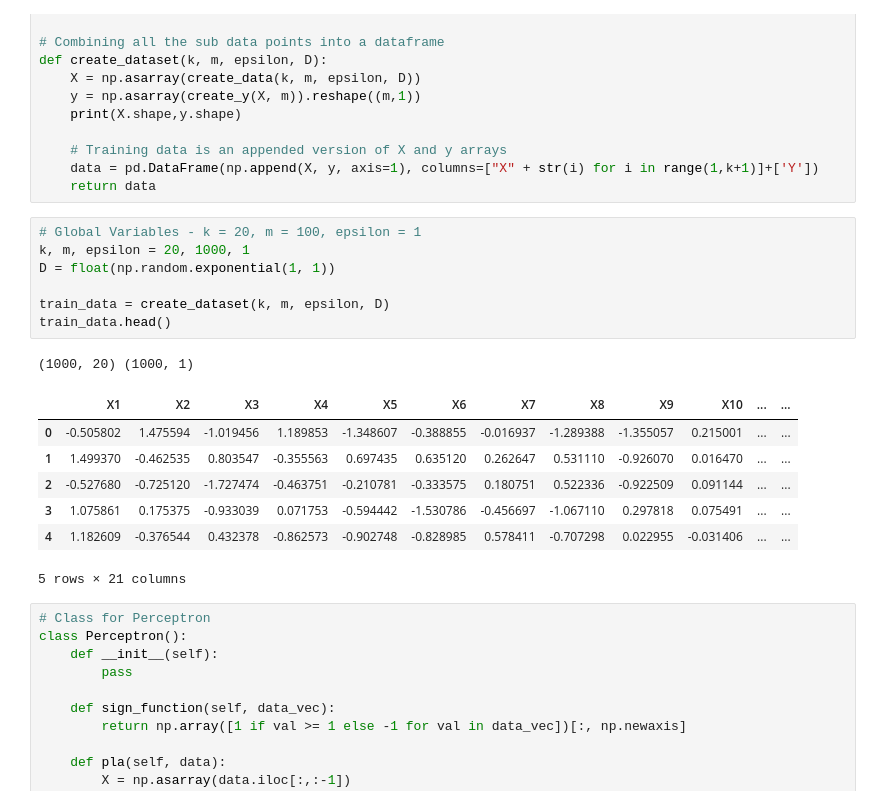
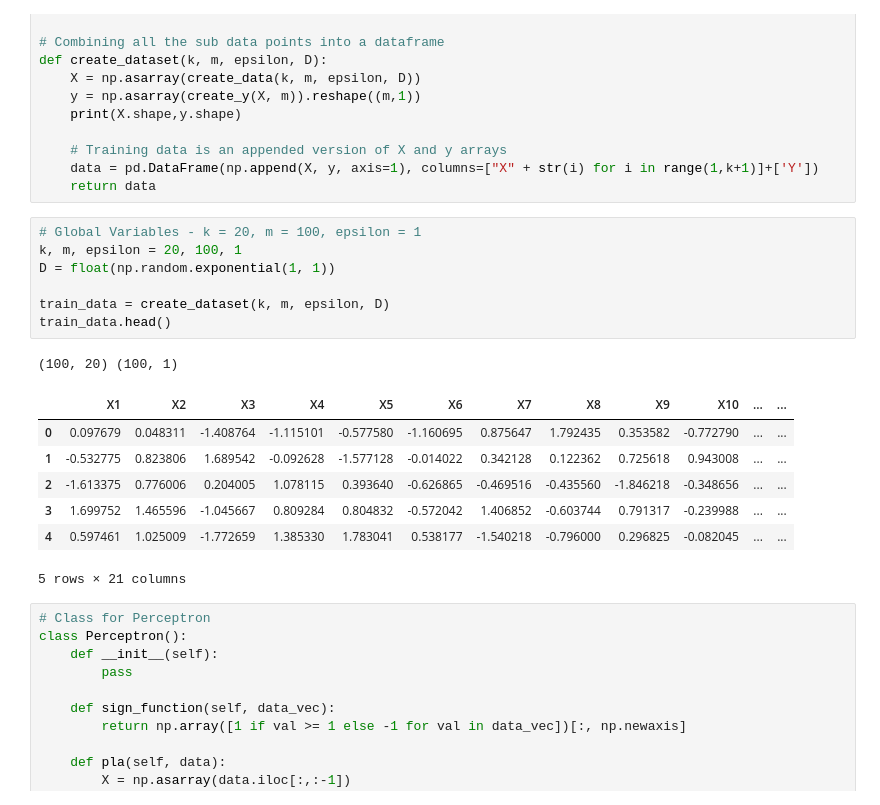
Before and after one commit to vedantc6/CS536_MachineLearning, a Jupyter notebook: Assignment4/hw4_Perceptrons.ipynb, the cells around one changed output. Cells and saved outputs as stored; diff of their text form.

```diff
--- a/Assignment4/hw4_Perceptrons.ipynb
+++ b/Assignment4/hw4_Perceptrons.ipynb
@@ -65,19 +65,19 @@ def create_dataset(k, m, epsilon, D):
     return data
 # %%
 # Global Variables - k = 20, m = 100, epsilon = 1
-k, m, epsilon = 20, 1000, 1
+k, m, epsilon = 20, 100, 1
 D = float(np.random.exponential(1, 1))
 
 train_data = create_dataset(k, m, epsilon, D)
 train_data.head()
 # %% [output]
-(1000, 20) (1000, 1)
+(100, 20) (100, 1)
 |  | X1 | X2 | X3 | X4 | X5 | X6 | X7 | X8 | X9 | X10 | ... | ... |
-| 0 | -0.505802 | 1.475594 | -1.019456 | 1.189853 | -1.348607 | -0.388855 | -0.016937 | -1.289388 | -1.355057 | 0.215001 | ... | ... |
-| 1 | 1.499370 | -0.462535 | 0.803547 | -0.355563 | 0.697435 | 0.635120 | 0.262647 | 0.531110 | -0.926070 | 0.016470 | ... | ... |
-| 2 | -0.527680 | -0.725120 | -1.727474 | -0.463751 | -0.210781 | -0.333575 | 0.180751 | 0.522336 | -0.922509 | 0.091144 | ... | ... |
-| 3 | 1.075861 | 0.175375 | -0.933039 | 0.071753 | -0.594442 | -1.530786 | -0.456697 | -1.067110 | 0.297818 | 0.075491 | ... | ... |
-| 4 | 1.182609 | -0.376544 | 0.432378 | -0.862573 | -0.902748 | -0.828985 | 0.578411 | -0.707298 | 0.022955 | -0.031406 | ... | ... |
+| 0 | 0.097679 | 0.048311 | -1.408764 | -1.115101 | -0.577580 | -1.160695 | 0.875647 | 1.792435 | 0.353582 | -0.772790 | ... | ... |
+| 1 | -0.532775 | 0.823806 | 1.689542 | -0.092628 | -1.577128 | -0.014022 | 0.342128 | 0.122362 | 0.725618 | 0.943008 | ... | ... |
+| 2 | -1.613375 | 0.776006 | 0.204005 | 1.078115 | 0.393640 | -0.626865 | -0.469516 | -0.435560 | -1.846218 | -0.348656 | ... | ... |
+| 3 | 1.699752 | 1.465596 | -1.045667 | 0.809284 | 0.804832 | -0.572042 | 1.406852 | -0.603744 | 0.791317 | -0.239988 | ... | ... |
+| 4 | 0.597461 | 1.025009 | -1.772659 | 1.385330 | 1.783041 | 0.538177 | -1.540218 | -0.796000 | 0.296825 | -0.082045 | ... | ... |
 5 rows × 21 columns
 # %%
 # Class for Perceptron
```
Also changed, not shown: parts of 5 cells of this notebook, 3 other files.
